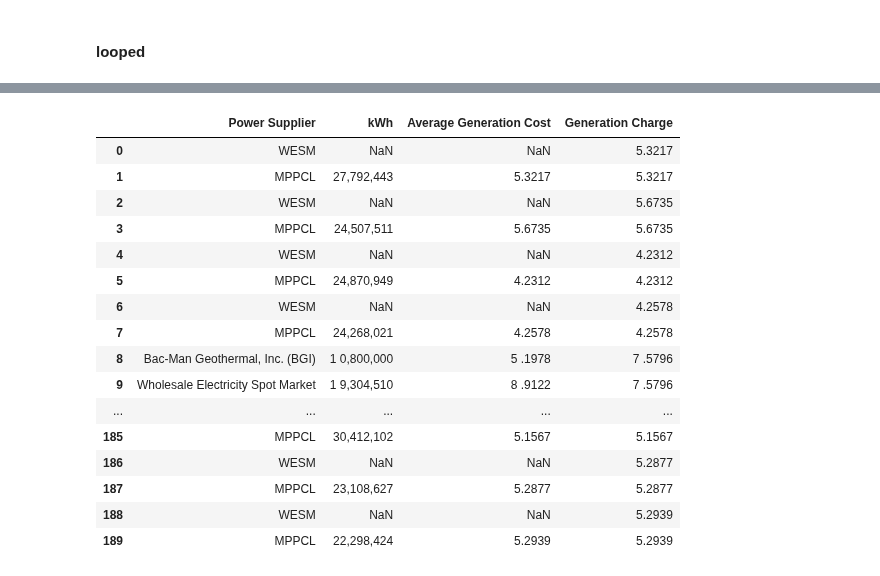
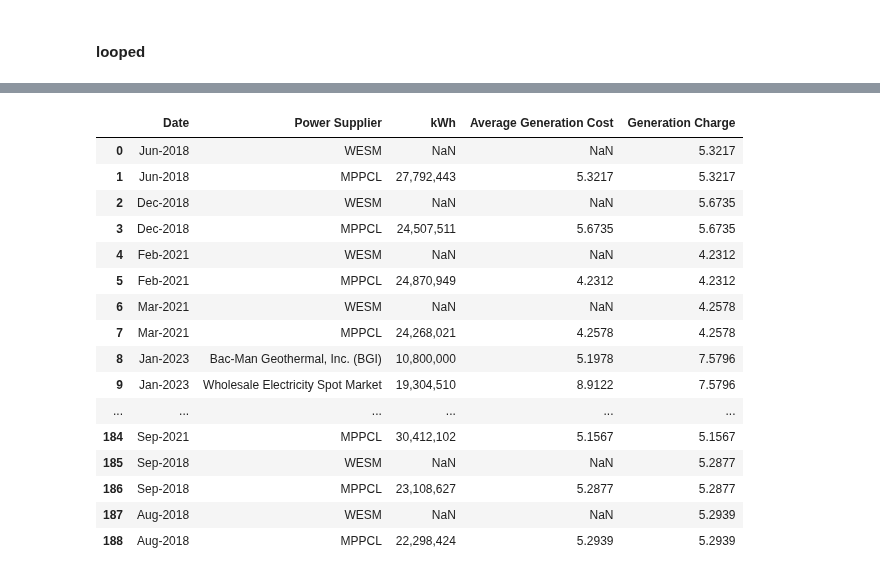
Before and after one commit to andreasenson/Scrape-DU-Generation-Charge, a Jupyter notebook: PELCO I/scrape_PELCO_I.ipynb, the cells around one changed output, grey strips where cells are left out. Cells and saved outputs as stored; diff of their text form; code cells hidden in the pictures.

Commit message:
reordered columns

```diff
--- a/PELCO I/scrape_PELCO_I.ipynb
+++ b/PELCO I/scrape_PELCO_I.ipynb
@@ -280,6 +280,15 @@ error_files = []
 
 # Define the path to the folder containing the PDFs
 pdf_folder = 'pdf downloads'
+
+# Define a function to convert year-month to the desired format
+def format_date(year_month):
+    month_map = {
+        '01': 'Jan', '02': 'Feb', '03': 'Mar', '04': 'Apr', '05': 'May', '06': 'Jun',
+        '07': 'Jul', '08': 'Aug', '09': 'Sep', '10': 'Oct', '11': 'Nov', '12': 'Dec'
+    }
+    year, month = year_month[:4], year_month[4:]
+    return f"{month_map.get(month, 'Unknown')}-{year}"
 
 # Iterate over each file in the folder
 for file_name in os.listdir(pdf_folder):
@@ -295,6 +304,14 @@ for file_name in os.listdir(pdf_folder):
 
             # Initialize a list to store the columns to keep
             columns_to_keep = []
+
+            # Extract the year and month from the file name
+            match = re.match(r'gen_(\d{6})\.pdf', file_name)
+            if match:
+                year_month = match.group(1)
+                date_str = format_date(year_month)
+            else:
+                date_str = 'Unknown'
 
             # First column to keep: Find the column containing the word 'CONTRACTS'
             contracts_col = df.columns[df.apply(lambda col: col.astype(str).str.contains('CONTRACTS', case=False, na=False)).any()]
@@ -338,8 +355,19 @@ for file_name in os.listdir(pdf_folder):
             if len(df_sliced_columns.columns) == 3:
                 df_sliced_columns.columns = ["Power Supplier", "kWh", "Average Generation Cost"]
 
-            # Check for leading numbers in the first column (assuming 'Power Supplier' is the first column here)
-            df_filtered_leading_numbers = df_sliced_columns[df_sliced_columns['Power Supplier'].str.contains(r'^\d+', na=False)]
+            # Clean 'kWh' and 'Average Generation Cost' columns
+            if 'kWh' in df_sliced_columns.columns:
+                df_sliced_columns['kWh'] = df_sliced_columns['kWh'].str.replace(' ', '', regex=False)
+            if 'Average Generation Cost' in df_sliced_columns.columns:
+                df_sliced_columns['Average Generation Cost'] = df_sliced_columns['Average Generation Cost'].str.replace(' ', '', regex=False)
+
+            # Add the Date column to the dataframe
+            df_sliced_columns['Date'] = date_str
+
+            # Filter rows where 'Power Supplier' contains a leading number followed by a period
+            df_filtered_leading_numbers = df_sliced_columns[
+                df_sliced_columns['Power Supplier'].str.contains(r'^\d+\.', na=False)
+            ]
 
             # Filter rows based on whether any column contains 'WESM'
             df_filtered_keywords = df_sliced_columns[df_sliced_columns.apply(
@@ -379,6 +407,10 @@ for file_name in os.listdir(pdf_folder):
 # Concatenate all dataframes into a single dataframe
 if all_dfs:
     big_df = pd.concat(all_dfs, ignore_index=True)
+
+    # Rearrange columns to make 'Date' the first column
+    columns_order = ['Date'] + [col for col in big_df.columns if col != 'Date']
+    big_df = big_df[columns_order]
 else:
     big_df = pd.DataFrame()  # If no valid files were processed, create an empty DataFrame
 
@@ -393,17 +442,17 @@ big_df
-|  | Power Supplier | kWh | Average Generation Cost | Generation Charge |
-| 0 | WESM | NaN | NaN | 5.3217 |
-| 1 | MPPCL | 27,792,443 | 5.3217 | 5.3217 |
-| 2 | WESM | NaN | NaN | 5.6735 |
-| 3 | MPPCL | 24,507,511 | 5.6735 | 5.6735 |
-| 4 | WESM | NaN | NaN | 4.2312 |
-| 5 | MPPCL | 24,870,949 | 4.2312 | 4.2312 |
-| 6 | WESM | NaN | NaN | 4.2578 |
-| 7 | MPPCL | 24,268,021 | 4.2578 | 4.2578 |
-| 8 | Bac-Man Geothermal, Inc. (BGI) | 1 0,800,000 | 5 .1978 | 7 .5796 |
-| 9 | Wholesale Electricity Spot Market | 1 9,304,510 | 8 .9122 | 7 .5796 |
-| ... | ... | ... | ... | ... |
-| 185 | MPPCL | 30,412,102 | 5.1567 | 5.1567 |
-| 186 | WESM | NaN | NaN | 5.2877 |
-| 187 | MPPCL | 23,108,627 | 5.2877 | 5.2877 |
-| 188 | WESM | NaN | NaN | 5.2939 |
-| 189 | MPPCL | 22,298,424 | 5.2939 | 5.2939 |
+|  | Date | Power Supplier | kWh | Average Generation Cost | Generation Charge |
+| 0 | Jun-2018 | WESM | NaN | NaN | 5.3217 |
+| 1 | Jun-2018 | MPPCL | 27,792,443 | 5.3217 | 5.3217 |
+| 2 | Dec-2018 | WESM | NaN | NaN | 5.6735 |
+| 3 | Dec-2018 | MPPCL | 24,507,511 | 5.6735 | 5.6735 |
+| 4 | Feb-2021 | WESM | NaN | NaN | 4.2312 |
+| 5 | Feb-2021 | MPPCL | 24,870,949 | 4.2312 | 4.2312 |
+| 6 | Mar-2021 | WESM | NaN | NaN | 4.2578 |
+| 7 | Mar-2021 | MPPCL | 24,268,021 | 4.2578 | 4.2578 |
+| 8 | Jan-2023 | Bac-Man Geothermal, Inc. (BGI) | 10,800,000 | 5.1978 | 7.5796 |
+| 9 | Jan-2023 | Wholesale Electricity Spot Market | 19,304,510 | 8.9122 | 7.5796 |
+| ... | ... | ... | ... | ... | ... |
+| 184 | Sep-2021 | MPPCL | 30,412,102 | 5.1567 | 5.1567 |
+| 185 | Sep-2018 | WESM | NaN | NaN | 5.2877 |
+| 186 | Sep-2018 | MPPCL | 23,108,627 | 5.2877 | 5.2877 |
+| 187 | Aug-2018 | WESM | NaN | NaN | 5.2939 |
+| 188 | Aug-2018 | MPPCL | 22,298,424 | 5.2939 | 5.2939 |
```
Also changed, not shown: parts of 1 cell of this notebook.
